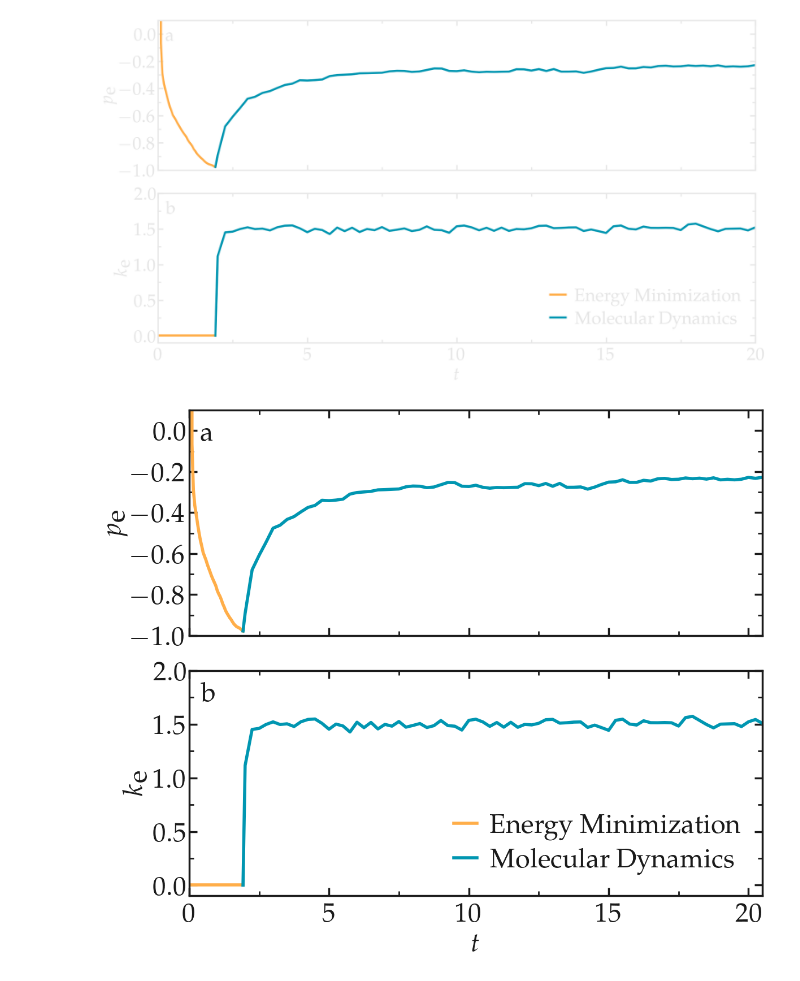
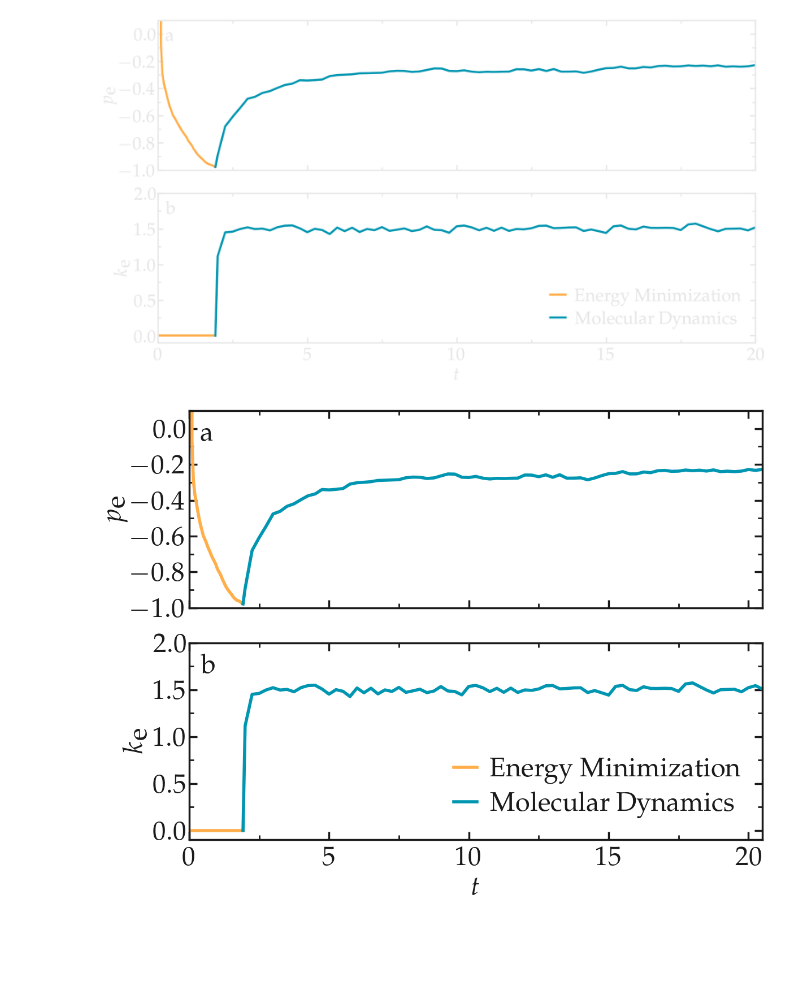
Before and after one commit to lammpstutorials/lammpstutorials.github.io, a Jupyter notebook: sphinx/source/tutorials/figures/level1/lennard-jones-fluid/energy-pyplot.ipynb, the cells around one changed output. Drawn from its saved outputs; the diff is of its cells as text; code cells hidden in the pictures; blank space fills up the shorter version.

```diff
--- a/sphinx/source/tutorials/figures/level1/lennard-jones-fluid/energy-pyplot.ipynb
+++ b/sphinx/source/tutorials/figures/level1/lennard-jones-fluid/energy-pyplot.ipynb
@@ -60,28 +60,28 @@ for mode, mygray in zip(['light', 'dark'], [colors["mylightgray"], colors["mydar
 # %%
 filename = "energy-article"
 mode = 'light'
 mygray = colors["mylightgray"]
-fig = prepare_figure(mode, transparency = False, desired_figsize=(12,10))
+fig = prepare_figure(mode, transparency = False, desired_figsize=(12,9))
 ax, n, l_tot, c_tot = [], 0, 2, 1
 n += 1
 ax.append(plt.subplot(l_tot, c_tot, n))
 ax[-1].plot(Time_EM, PotEng_EM, '-', color=colors["myorange"],
             markersize = 12, linewidth=4)
 ax[-1].plot(Time_MD, PotEng_MD, '-', color=colors["myblue"],
             markersize = 12, linewidth=4)
 complete_panel(ax[-1], None, r'$p_\textrm{e}$', legend=False, axis_color=mygray)
 set_boundaries(plt, x_ticks=np.arange(0, 25, 5), x_boundaries=(0, 20.5),
                 y_ticks=np.arange(-1, 0.2, 0.2), y_boundaries=(-1, 0.1))
 n += 1
 ax.append(plt.subplot(l_tot, c_tot, n))
 ax[-1].plot(Time_EM, KinEng_EM, '-', color=colors["myorange"],
             markersize = 12, linewidth=4, label=r"Energy Minimization")
 ax[-1].plot(Time_MD, KinEng_MD, '-', color=colors["myblue"],
             markersize = 12, linewidth=4, label=r"Molecular Dynamics")
 complete_panel(ax[-1], r'$t$', r'$k_\textrm{e}$', legend=True, axis_color=mygray, xpad=8)
 set_boundaries(plt, x_ticks=np.arange(0, 25, 5), x_boundaries=(0, 20.5),
                 y_ticks=np.arange(-0, 2.5, 0.5), y_boundaries=(-0.1, 2))
 add_subplotlabels(fig, ax, [r"$\mathrm{a}$", r"$\mathrm{b}$"], color=mygray)
 save_figure(plt, fig, mode, git_path, path_figures, filename)
 # %% [output]
-[figure, old version]
+[figure, new version]
```
Also changed, not shown: 23 other files.
